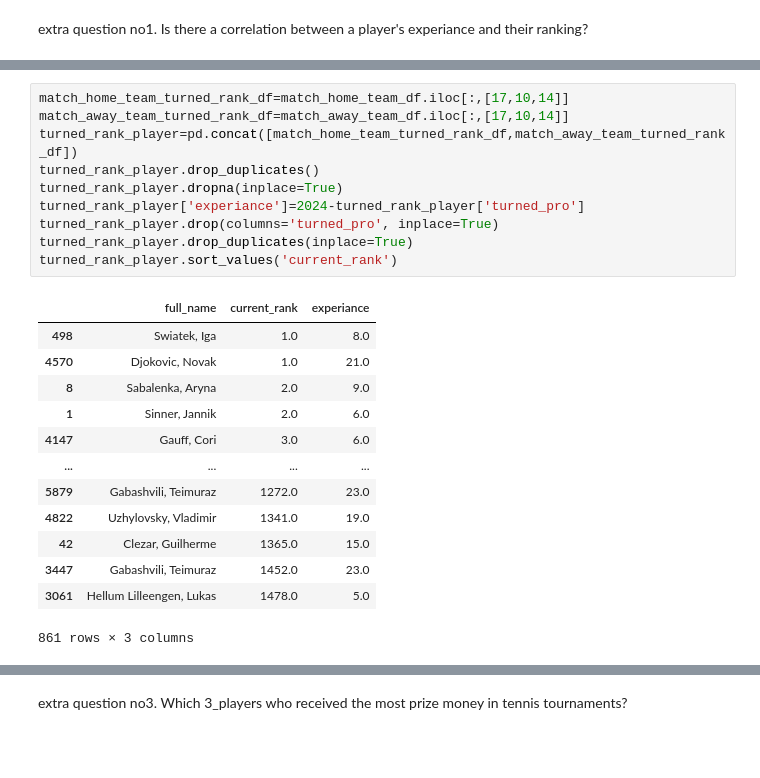
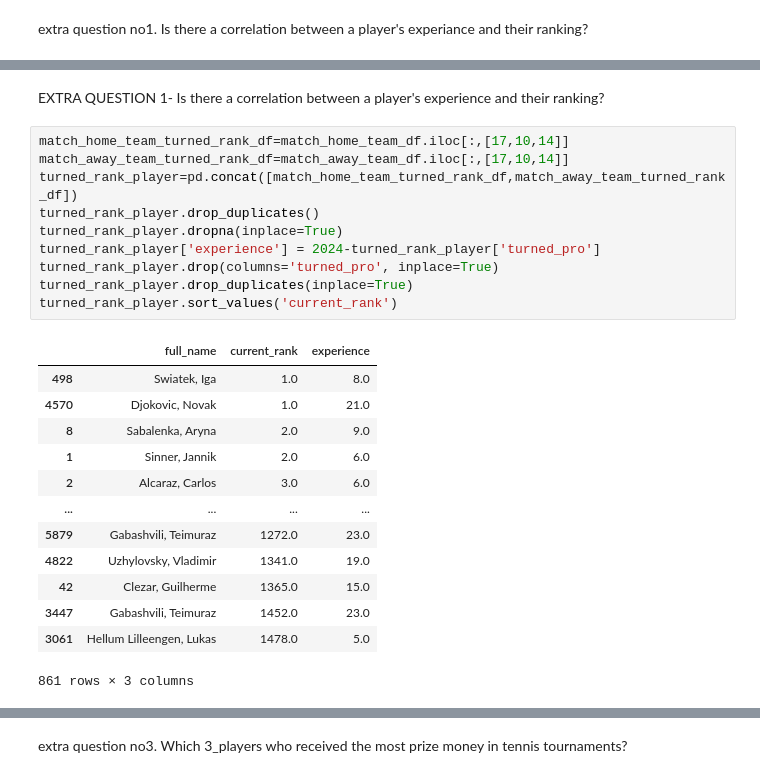
Before and after one commit to mahdieyehalavi/tennisMatchProject, a Jupyter notebook: part1.ipynb, the cells around one changed output, grey strips where cells are left out. Saved outputs shown, nothing was run; the diff lists cells and outputs as text; blank space fills up the shorter version.

```diff
--- a/part1.ipynb
+++ b/part1.ipynb
@@ -414,20 +501,22 @@ extra question no1.
+# %% [markdown]
+EXTRA QUESTION 1- Is there a correlation between a player's experience and their ranking?
 # %%
 match_home_team_turned_rank_df=match_home_team_df.iloc[:,[17,10,14]]
 match_away_team_turned_rank_df=match_away_team_df.iloc[:,[17,10,14]]
 turned_rank_player=pd.concat([match_home_team_turned_rank_df,match_away_team_turned_rank_df])
 turned_rank_player.drop_duplicates()
 turned_rank_player.dropna(inplace=True)
-turned_rank_player['experiance']=2024-turned_rank_player['turned_pro']
+turned_rank_player['experience'] = 2024-turned_rank_player['turned_pro']
 turned_rank_player.drop(columns='turned_pro', inplace=True)
 turned_rank_player.drop_duplicates(inplace=True)
 turned_rank_player.sort_values('current_rank')
 # %% [output]
-|  | full_name | current_rank | experiance |
+|  | full_name | current_rank | experience |
 | 498 | Swiatek, Iga | 1.0 | 8.0 |
 | 4570 | Djokovic, Novak | 1.0 | 21.0 |
 | 8 | Sabalenka, Aryna | 2.0 | 9.0 |
 | 1 | Sinner, Jannik | 2.0 | 6.0 |
-| 4147 | Gauff, Cori | 3.0 | 6.0 |
+| 2 | Alcaraz, Carlos | 3.0 | 6.0 |
 | ... | ... | ... | ... |
 | 5879 | Gabashvili, Teimuraz | 1272.0 | 23.0 |
 | 4822 | Uzhylovsky, Vladimir | 1341.0 | 19.0 |
```
Also changed, not shown: parts of 22 cells of this notebook, 1 other file.
